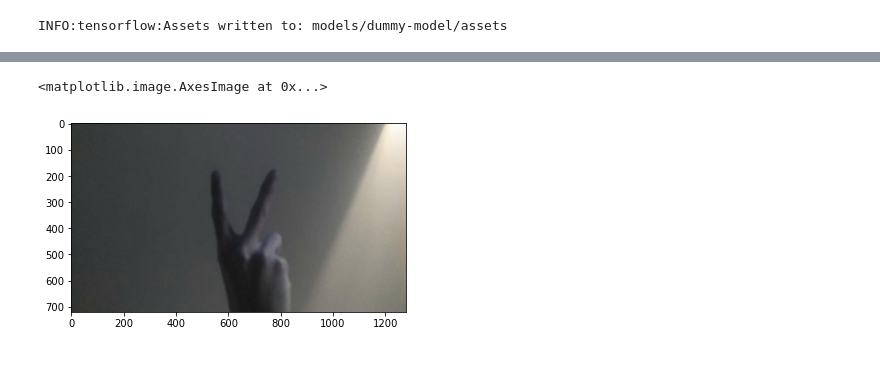
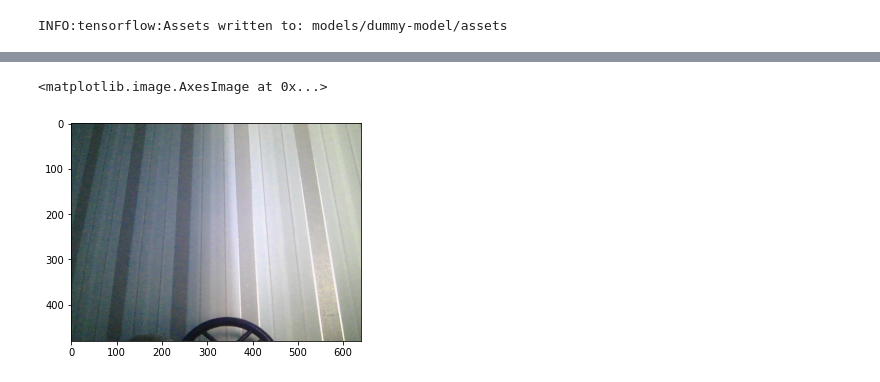
Before and after one commit to alkur-gh/finger-counter, a Jupyter notebook: playground.ipynb, the cells around one changed output, grey strips where cells are left out. Drawn from its saved outputs; the diff is of its cells as text; code cells hidden in the pictures.

Commit message:
background subtraction doesn't work, fuck it

```diff
--- a/playground.ipynb
+++ b/playground.ipynb
@@ -110,8 +111,8 @@ source.release()
 # %%
 frame.shape
 # %%
-frame = cv2.imread('test.png', 1)
-plt.imshow(frame)
+bframe = cv2.imread('background.png', 1)
+plt.imshow(bframe)
 # %% [output]
 <matplotlib.image.AxesImage at 0x...>
-[figure, old version]
+[figure, new version]
```
Also changed, not shown: parts of 12 cells of this notebook, 4 other files.
